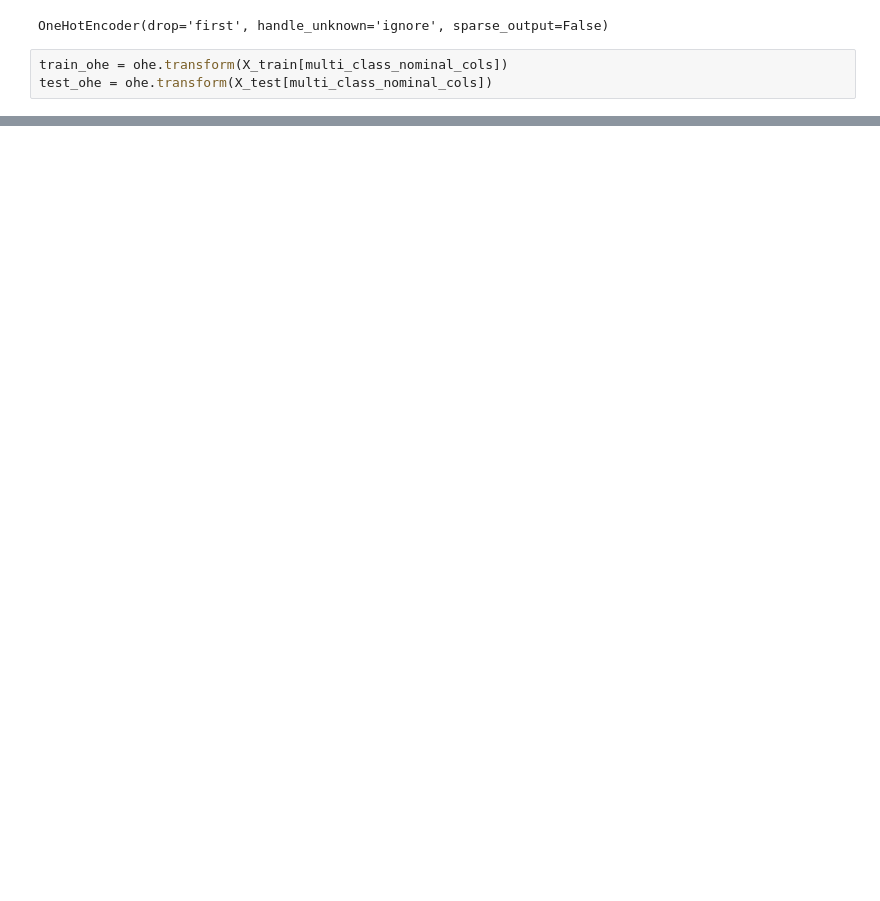
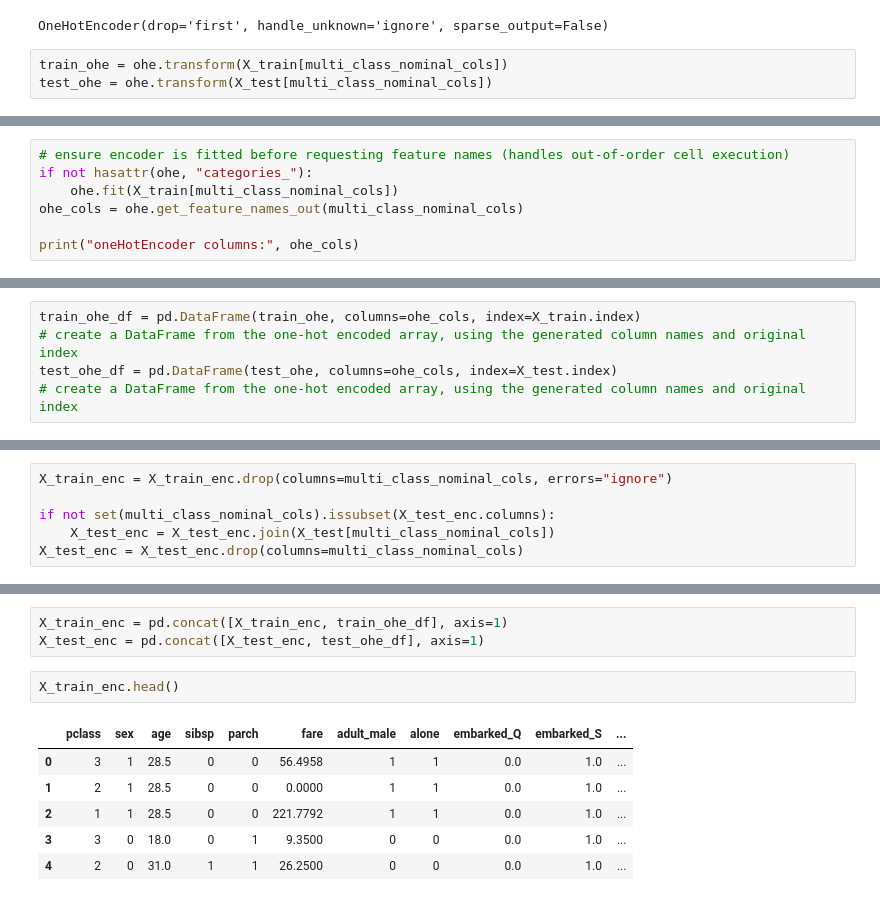
Before and after one commit to sameer2403/ML_bootcamp, a Jupyter notebook: 6.data_preprocessing/6_3_encoding_categorical_features/encoding_categorical_features.ipynb, the cells around one changed output, grey strips where cells are left out. Saved outputs shown, nothing was run; the diff lists cells and outputs as text; blank space fills up the shorter version.

```diff
--- a/6.data_preprocessing/6_3_encoding_categorical_features/encoding_categorical_features.ipynb
+++ b/6.data_preprocessing/6_3_encoding_categorical_features/encoding_categorical_features.ipynb
@@ -263,0 +274,7 @@ test_ohe = ohe.transform(X_test[multi_class_nominal_cols])
+# %%
+# ensure encoder is fitted before requesting feature names (handles out-of-order cell execution)
+if not hasattr(ohe, "categories_"):
+    ohe.fit(X_train[multi_class_nominal_cols])
+ohe_cols = ohe.get_feature_names_out(multi_class_nominal_cols)
+
+print("oneHotEncoder columns:", ohe_cols)
@@ -263,0 +284,5 @@ test_ohe = ohe.transform(X_test[multi_class_nominal_cols])
+# %%
+train_ohe_df = pd.DataFrame(train_ohe, columns=ohe_cols, index=X_train.index)
+# create a DataFrame from the one-hot encoded array, using the generated column names and original index
+test_ohe_df = pd.DataFrame(test_ohe, columns=ohe_cols, index=X_test.index)
+# create a DataFrame from the one-hot encoded array, using the generated column names and original index
@@ -263,0 +304,6 @@ test_ohe = ohe.transform(X_test[multi_class_nominal_cols])
+# %%
+X_train_enc = X_train_enc.drop(columns=multi_class_nominal_cols, errors="ignore")
+
+if not set(multi_class_nominal_cols).issubset(X_test_enc.columns):
+    X_test_enc = X_test_enc.join(X_test[multi_class_nominal_cols])
+X_test_enc = X_test_enc.drop(columns=multi_class_nominal_cols)
@@ -263,0 +332,12 @@ test_ohe = ohe.transform(X_test[multi_class_nominal_cols])
+# %%
+X_train_enc = pd.concat([X_train_enc, train_ohe_df], axis=1)
+X_test_enc = pd.concat([X_test_enc, test_ohe_df], axis=1)
+# %%
+X_train_enc.head()
+# %% [output]
+|  | pclass | sex | age | sibsp | parch | fare | adult_male | alone | embarked_Q | embarked_S | ... |
+| 0 | 3 | 1 | 28.5 | 0 | 0 | 56.4958 | 1 | 1 | 0.0 | 1.0 | ... |
+| 1 | 2 | 1 | 28.5 | 0 | 0 | 0.0000 | 1 | 1 | 0.0 | 1.0 | ... |
+| 2 | 1 | 1 | 28.5 | 0 | 0 | 221.7792 | 1 | 1 | 0.0 | 1.0 | ... |
+| 3 | 3 | 0 | 18.0 | 0 | 1 | 9.3500 | 0 | 0 | 0.0 | 1.0 | ... |
+| 4 | 2 | 0 | 31.0 | 1 | 1 | 26.2500 | 0 | 0 | 0.0 | 1.0 | ... |
```
Also changed, not shown: parts of 14 cells of this notebook, 2 other files.
